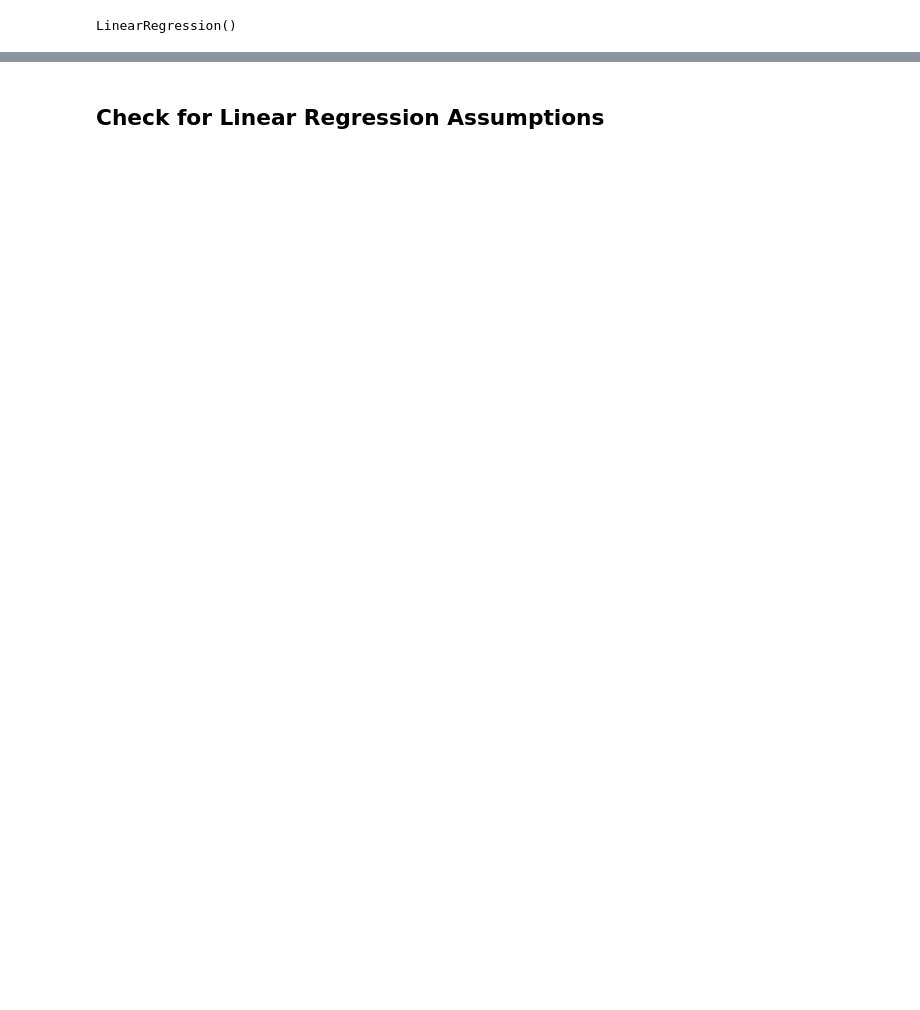
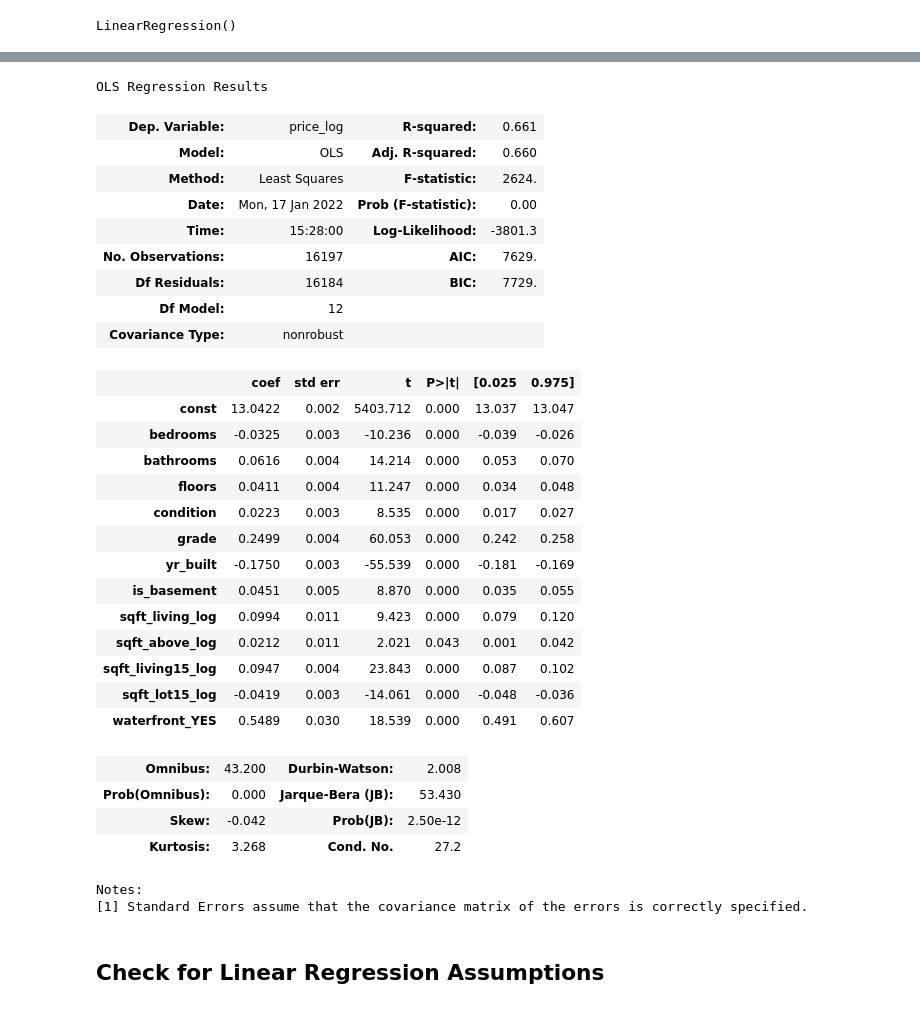
Before and after one commit to bentoler22/Flatiron_Phase_2_Project, a Jupyter notebook: student.ipynb, the cells around one changed output, grey strips where cells are left out. Drawn from its saved outputs; the diff is of its cells as text; code cells hidden in the pictures; blank space fills up the shorter version.

```diff
--- a/student.ipynb
+++ b/student.ipynb
@@ -145,4 +211,4 @@ features = ['condition', 'bathrooms','grade']
 # %%
 import statsmodels.api as sm
 
-model = sm.OLS(y_train, sm.add_constant(X_train.drop('sqft_lot_log', axis=1))).fit()
+model = sm.OLS(y_train, sm.add_constant(X_train)).fit()
@@ -194,0 +307,2 @@ final_model.score(X_test_final, y_test)
+# %%
+sm.OLS(y_train, sm.add_constant(X_train_final)).fit().summary()
@@ -195,3 +339,36 @@ final_model.score(X_test_final, y_test)
+# %%
+sm.OLS(y_train, sm.add_constant(X_train_final)).fit().summary()
+# %% [output]
+OLS Regression Results
+| Dep. Variable: | price_log | R-squared: | 0.661 |
+| Model: | OLS | Adj. R-squared: | 0.660 |
+| Method: | Least Squares | F-statistic: | 2624. |
+| Date: | Mon, 17 Jan 2022 | Prob (F-statistic): | 0.00 |
+| Time: | 15:28:00 | Log-Likelihood: | -3801.3 |
+| No. Observations: | 16197 | AIC: | 7629. |
+| Df Residuals: | 16184 | BIC: | 7729. |
+| Df Model: | 12 |  |  |
+| Covariance Type: | nonrobust |  |  |
+|  | coef | std err | t | P>|t| | [0.025 | 0.975] |
+| const | 13.0422 | 0.002 | 5403.712 | 0.000 | 13.037 | 13.047 |
+| bedrooms | -0.0325 | 0.003 | -10.236 | 0.000 | -0.039 | -0.026 |
+| bathrooms | 0.0616 | 0.004 | 14.214 | 0.000 | 0.053 | 0.070 |
+| floors | 0.0411 | 0.004 | 11.247 | 0.000 | 0.034 | 0.048 |
+| condition | 0.0223 | 0.003 | 8.535 | 0.000 | 0.017 | 0.027 |
+| grade | 0.2499 | 0.004 | 60.053 | 0.000 | 0.242 | 0.258 |
+| yr_built | -0.1750 | 0.003 | -55.539 | 0.000 | -0.181 | -0.169 |
+| is_basement | 0.0451 | 0.005 | 8.870 | 0.000 | 0.035 | 0.055 |
+| sqft_living_log | 0.0994 | 0.011 | 9.423 | 0.000 | 0.079 | 0.120 |
+| sqft_above_log | 0.0212 | 0.011 | 2.021 | 0.043 | 0.001 | 0.042 |
+| sqft_living15_log | 0.0947 | 0.004 | 23.843 | 0.000 | 0.087 | 0.102 |
+| sqft_lot15_log | -0.0419 | 0.003 | -14.061 | 0.000 | -0.048 | -0.036 |
+| waterfront_YES | 0.5489 | 0.030 | 18.539 | 0.000 | 0.491 | 0.607 |
+| Omnibus: | 43.200 | Durbin-Watson: | 2.008 |
+| Prob(Omnibus): | 0.000 | Jarque-Bera (JB): | 53.430 |
+| Skew: | -0.042 | Prob(JB): | 2.50e-12 |
+| Kurtosis: | 3.268 | Cond. No. | 27.2 |
+Notes:
+[1] Standard Errors assume that the covariance matrix of the errors is correctly specified.
 # %% [markdown]
 ## Check for Linear Regression Assumptions
 # %%
```
Also changed, not shown: parts of 69 cells of this notebook.
